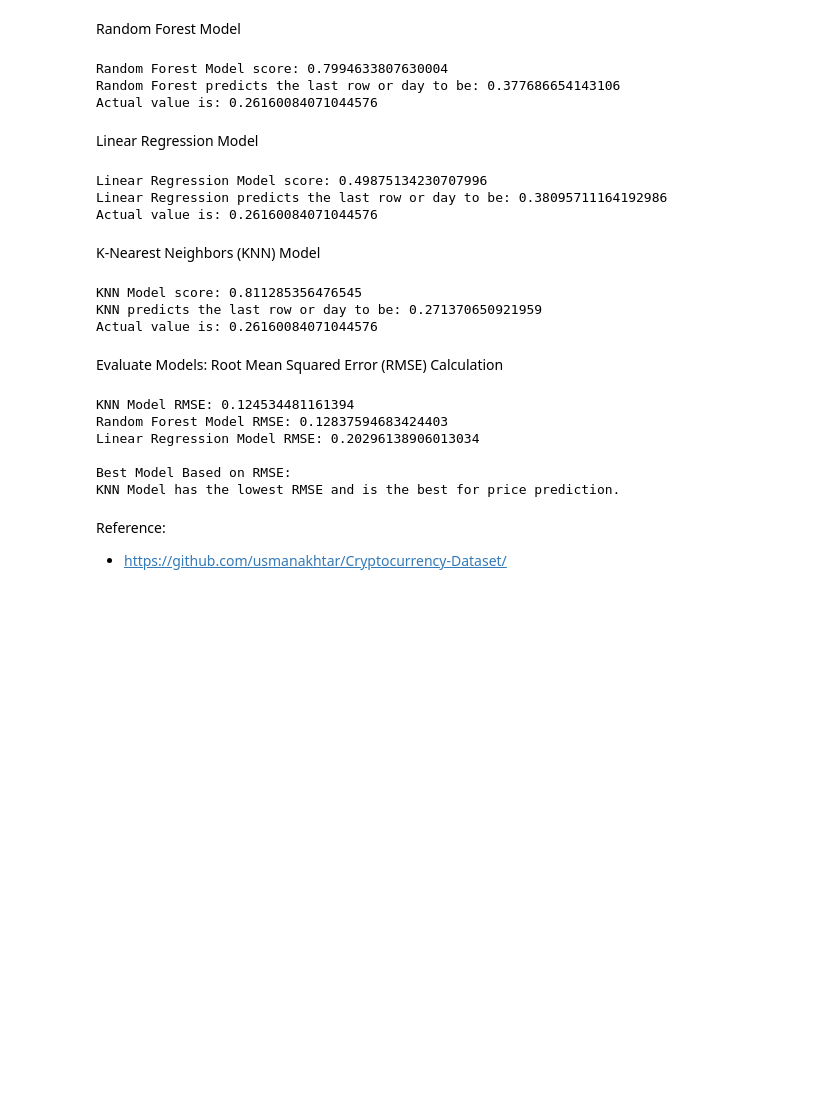
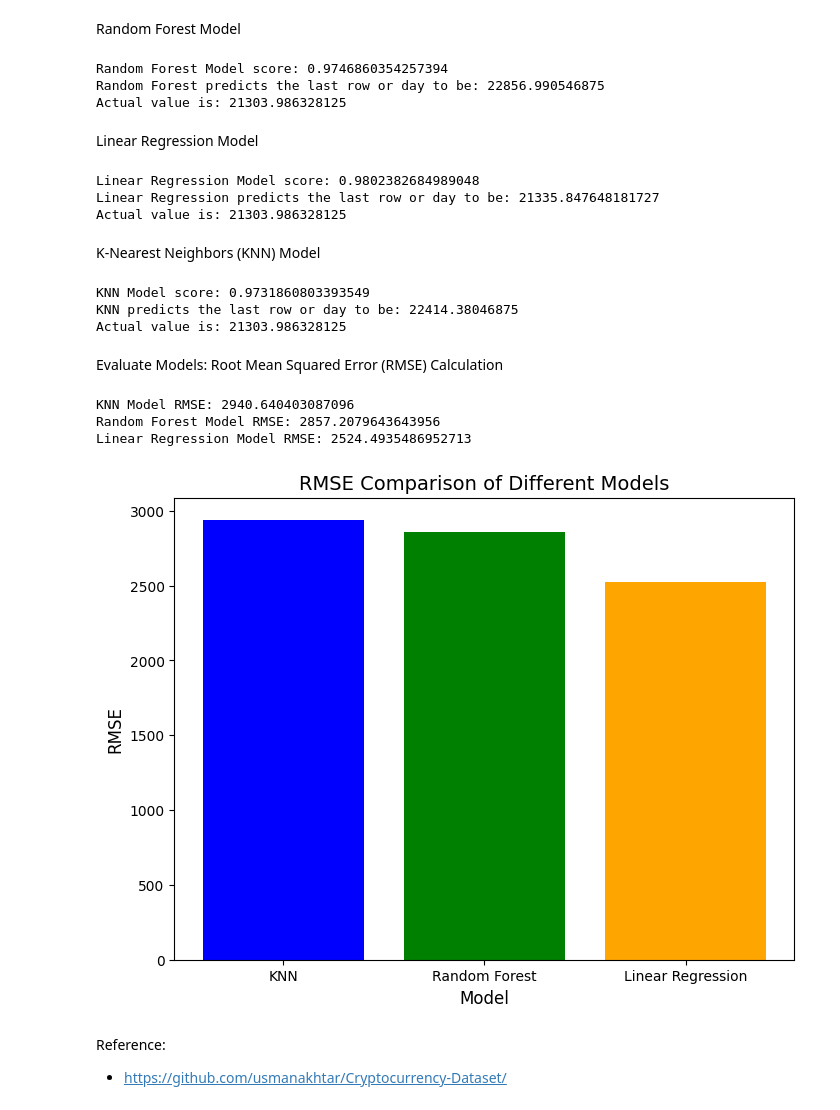
Before and after one commit to CleliaCaetano/Predicting-Cryptocurrency-Prices, a Jupyter notebook: Predicting_Cryptocurrency_Prices.ipynb, the cells around one changed output. Saved outputs shown, nothing was run; the diff lists cells and outputs as text; code cells hidden in the pictures; blank space fills up the shorter version.

```diff
--- a/Predicting_Cryptocurrency_Prices.ipynb
+++ b/Predicting_Cryptocurrency_Prices.ipynb
@@ -645,18 +664,18 @@ Random Forest Model
 # %%
 from sklearn.ensemble import RandomForestRegressor
 
-# Create the model (Random Forest Regressor)
-rf_model = RandomForestRegressor(n_estimators=100, random_state=42)  # You can adjust hyperparameters
+# Create the model
+rf_model = RandomForestRegressor(n_estimators=100, random_state=42)
 
 # Fit Random Forest model on the training data
-rf_model.fit(X_train[features], y_train)
+rf_model.fit(X_train, y_train)
 
 # Test the model using score method (which returns R-squared)
-rf_score = rf_model.score(X_test[features], y_test)  # Use test data for scoring
+rf_score = rf_model.score(X_test, y_test)  # Use test data for scoring
 print('Random Forest Model score:', rf_score)
 
 # Make predictions on the test set or a specific row for comparison
-rf_predictions = rf_model.predict(X_test[features])  # Predictions on test data
+rf_predictions = rf_model.predict(X_test)  # Predictions on test data
 
 # Make predictions for the last row (for comparison)
 new_data = df[features].tail(1)  # Selecting the last row for prediction
@@ -669,9 +688,9 @@ rf_result = {'model': rf_model, 'predictions': rf_predictions, 'y_test': y_test}
 print('Random Forest predicts the last row or day to be:', rf_last_prediction[0])
 print('Actual value is:', df['Close'].tail(1).values[0])
 # %% [output]
-Random Forest Model score: 0.7994633807630004
-Random Forest predicts the last row or day to be: 0.377686654143106
-Actual value is: 0.26160084071044576
+Random Forest Model score: 0.9746860354257394
+Random Forest predicts the last row or day to be: 22856.990546875
+Actual value is: 21303.986328125
 # %% [markdown]
 Linear Regression Model
 # %%
@@ -681,14 +700,14 @@ from sklearn.linear_model import LinearRegression
 lr_model = LinearRegression()
 
 # Fit linear regression model on the training data
-lr_model.fit(X_train[features], y_train)
+lr_model.fit(X_train, y_train)
 
 # Test the model using score method (which returns R-squared)
-lr_score = lr_model.score(X_test[features], y_test)  # Use test data for scoring
+lr_score = lr_model.score(X_test, y_test)  # Use test data for scoring
 print('Linear Regression Model score:', lr_score)
 
 # Make predictions on the test set or a specific row for comparison
-lr_predictions = lr_model.predict(X_test[features])  # Predictions on test data
+lr_predictions = lr_model.predict(X_test)  # Predictions on test data
 
 # Make predictions for the last row (for comparison)
 new_data = df[features].tail(1)  # Selecting the last row for prediction
@@ -701,26 +720,26 @@ lr_result = {'model': lr_model, 'predictions': lr_predictions, 'y_test': y_test}
 print('Linear Regression predicts the last row or day to be:', lr_last_prediction[0])
 print('Actual value is:', df['Close'].tail(1).values[0])
 # %% [output]
-Linear Regression Model score: 0.49875134230707996
-Linear Regression predicts the last row or day to be: 0.38095711164192986
-Actual value is: 0.26160084071044576
+Linear Regression Model score: 0.9802382684989048
+Linear Regression predicts the last row or day to be: 21335.847648181727
+Actual value is: 21303.986328125
 # %% [markdown]
 K-Nearest Neighbors (KNN) Model
 # %%
 from sklearn.neighbors import KNeighborsRegressor
 
-# Create the model (K-Nearest Neighbors Regressor)
-knn_model = KNeighborsRegressor(n_neighbors=5)  # You can adjust the number of neighbors
+# Create the model
+knn_model = KNeighborsRegressor(n_neighbors=5)
 
 # Fit KNN model on the training data
-knn_model.fit(X_train[features], y_train)
+knn_model.fit(X_train, y_train)
 
 # Test the model using score method (which returns R-squared)
-knn_score = knn_model.score(X_test[features], y_test)  # Use test data for scoring
+knn_score = knn_model.score(X_test, y_test)  # Use test data for scoring
 print('KNN Model score:', knn_score)
 
 # Make predictions on the test set or a specific row for comparison
-knn_predictions = knn_model.predict(X_test[features])  # Predictions on test data
+knn_predictions = knn_model.predict(X_test)  # Predictions on test data
 
 # Make predictions for the last row (for comparison)
 new_data = df[features].tail(1)  # Selecting the last row for prediction
@@ -733,9 +752,9 @@ knn_result = {'model': knn_model, 'predictions': knn_predictions, 'y_test': y_te
 print('KNN predicts the last row or day to be:', knn_last_prediction[0])
 print('Actual value is:', df['Close'].tail(1).values[0])
 # %% [output]
-KNN Model score: 0.811285356476545
-KNN predicts the last row or day to be: 0.271370650921959
-Actual value is: 0.26160084071044576
+KNN Model score: 0.9731860803393549
+KNN predicts the last row or day to be: 22414.38046875
+Actual value is: 21303.986328125
 # %% [markdown]
 Evaluate Models: Root Mean Squared Error (RMSE) Calculation
 # %%
@@ -759,22 +778,28 @@ lr_rmse = evaluate_model(lr_result)
 print(f'KNN Model RMSE: {knn_rmse}')
 print(f'Random Forest Model RMSE: {rf_rmse}')
 print(f'Linear Regression Model RMSE: {lr_rmse}')
-
-# Compare RMSE and select the best model
-print("\nBest Model Based on RMSE:")
-if knn_rmse < rf_rmse and knn_rmse < lr_rmse:
-    print("KNN Model has the lowest RMSE and is the best for price prediction.")
-elif rf_rmse < knn_rmse and rf_rmse < lr_rmse:
-    print("Random Forest Model has the lowest RMSE and is the best for price prediction.")
-else:
-    print("Linear Regression Model has the lowest RMSE and is the best for price prediction.")
 # %% [output]
-KNN Model RMSE: 0.124534481161394
-Random Forest Model RMSE: 0.12837594683424403
-Linear Regression Model RMSE: 0.20296138906013034
-
-Best Model Based on RMSE:
-KNN Model has the lowest RMSE and is the best for price prediction.
+KNN Model RMSE: 2940.640403087096
+Random Forest Model RMSE: 2857.2079643643956
+Linear Regression Model RMSE: 2524.4935486952713
+# %%
+# Define the RMSE values
+rmse_values = [knn_rmse, rf_rmse, lr_rmse]
+model_names = ['KNN', 'Random Forest', 'Linear Regression']
+
+# Create the plot
+plt.figure(figsize=(8, 6))
+plt.bar(model_names, rmse_values, color=['blue', 'green', 'orange'])
+
+# Add title and labels
+plt.title('RMSE Comparison of Different Models', fontsize=14)
+plt.xlabel('Model', fontsize=12)
+plt.ylabel('RMSE', fontsize=12)
+
+# Show the plot
+plt.show()
+# %% [output]
+[figure, added]
 # %% [markdown]
 Reference:
 
```
Also changed, not shown: parts of 23 cells of this notebook.
